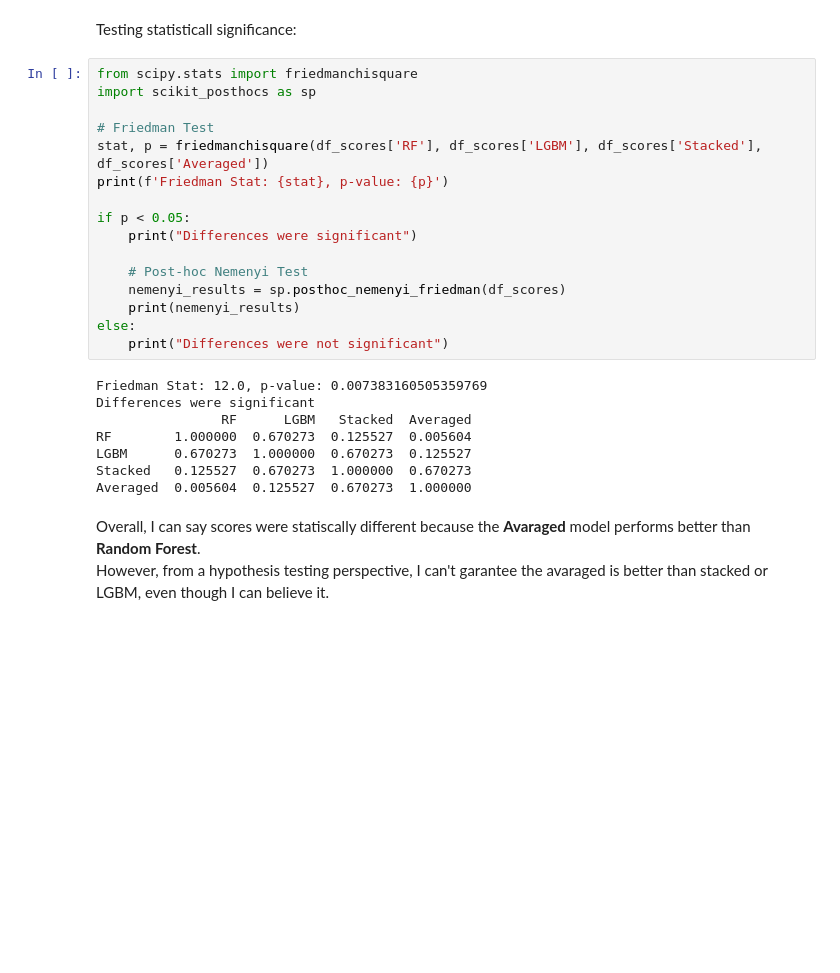
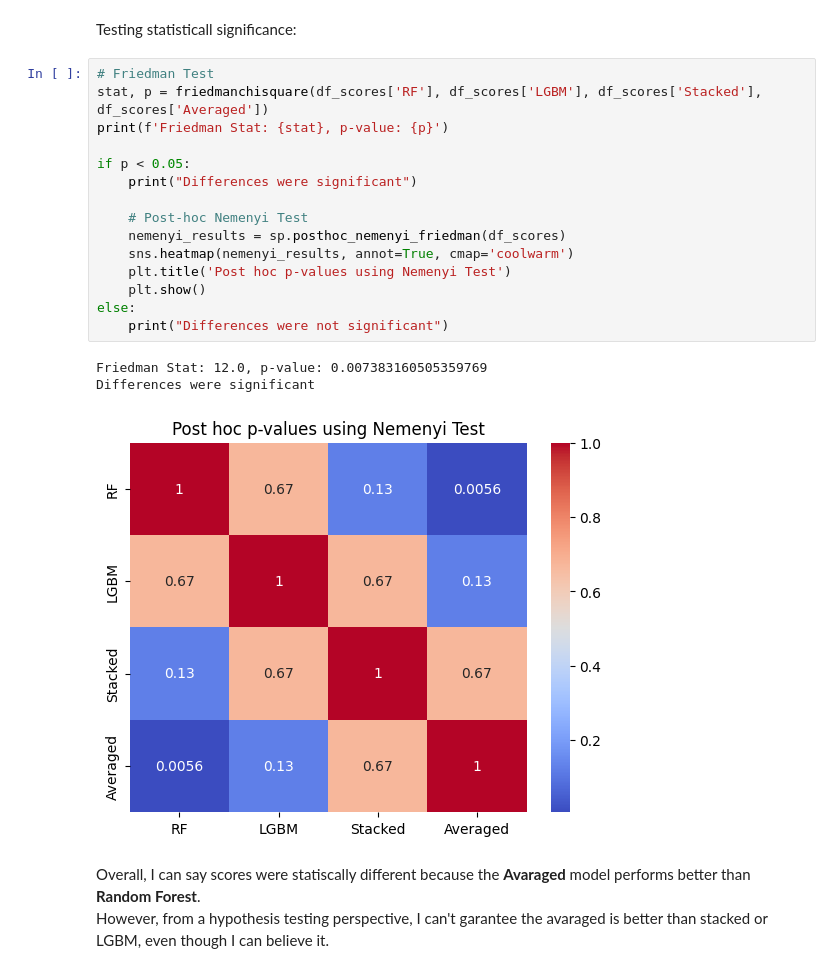
Before and after one commit to viniciussuares/IncomePrediction, a Jupyter notebook: notebooks/model_selection.ipynb, the cells around one changed output. Drawn from its saved outputs; the diff is of its cells as text; blank space fills up the shorter version.

```diff
--- a/notebooks/model_selection.ipynb
+++ b/notebooks/model_selection.ipynb
@@ -480,29 +482,24 @@ plt.show()
 # %% [markdown]
 Testing statisticall significance:
 # %%
-from scipy.stats import friedmanchisquare
-import scikit_posthocs as sp
-
 # Friedman Test
 stat, p = friedmanchisquare(df_scores['RF'], df_scores['LGBM'], df_scores['Stacked'], df_scores['Averaged'])
 print(f'Friedman Stat: {stat}, p-value: {p}')
 
 if p < 0.05:
     print("Differences were significant")
 
     # Post-hoc Nemenyi Test
     nemenyi_results = sp.posthoc_nemenyi_friedman(df_scores)
-    print(nemenyi_results)
+    sns.heatmap(nemenyi_results, annot=True, cmap='coolwarm')
+    plt.title('Post hoc p-values using Nemenyi Test')
+    plt.show()
 else:
     print("Differences were not significant")
 # %% [output]
 Friedman Stat: 12.0, p-value: 0.007383160505359769
 Differences were significant
-                RF      LGBM   Stacked  Averaged
-RF        1.000000  0.670273  0.125527  0.005604
-LGBM      0.670273  1.000000  0.670273  0.125527
-Stacked   0.125527  0.670273  1.000000  0.670273
-Averaged  0.005604  0.125527  0.670273  1.000000
+[figure, added]
 # %% [markdown]
 Overall, I can say scores were statiscally different because the **Avaraged** model performs better than **Random Forest**.
 However, from a hypothesis testing perspective, I can't garantee the avaraged is better than stacked or LGBM, even though I can believe it.
```
Also changed, not shown: parts of 7 cells of this notebook, 7 other files.
